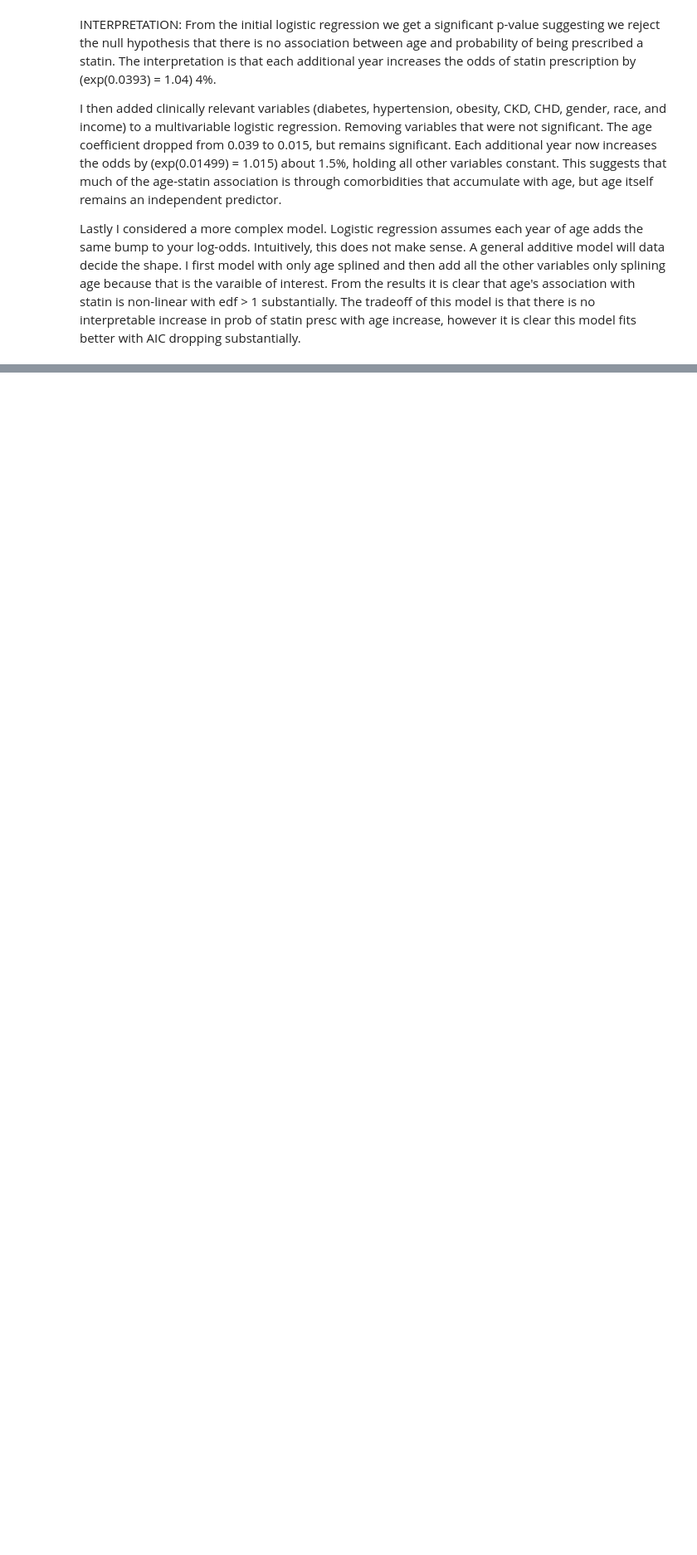
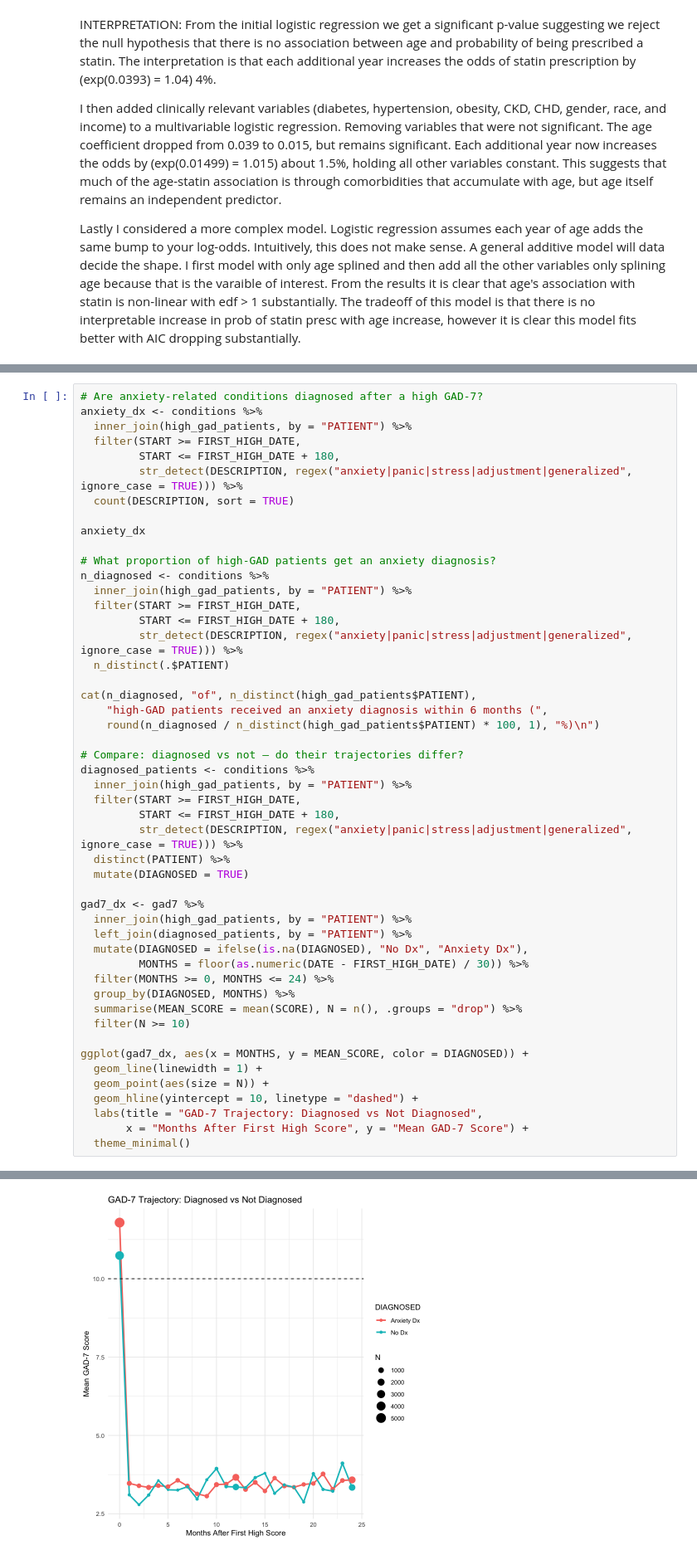
Before and after one commit to czhang2884/abfm-skills-assessment, a Jupyter notebook: skills_assessment_notebook.ipynb, the cells around one changed output, grey strips where cells are left out. Shown at 83% size. Drawn from its saved outputs; the diff is of its cells as text; blank space fills up the shorter version.

```diff
--- a/skills_assessment_notebook.ipynb
+++ b/skills_assessment_notebook.ipynb
@@ -831,0 +896,50 @@ INTERPRETATION:
+# %%
+# Are anxiety-related conditions diagnosed after a high GAD-7?
+anxiety_dx <- conditions %>%
+  inner_join(high_gad_patients, by = "PATIENT") %>%
+  filter(START >= FIRST_HIGH_DATE,
+         START <= FIRST_HIGH_DATE + 180,
+         str_detect(DESCRIPTION, regex("anxiety|panic|stress|adjustment|generalized", ignore_case = TRUE))) %>%
+  count(DESCRIPTION, sort = TRUE)
+
+anxiety_dx
+
+# What proportion of high-GAD patients get an anxiety diagnosis?
+n_diagnosed <- conditions %>%
+  inner_join(high_gad_patients, by = "PATIENT") %>%
+  filter(START >= FIRST_HIGH_DATE,
+         START <= FIRST_HIGH_DATE + 180,
+         str_detect(DESCRIPTION, regex("anxiety|panic|stress|adjustment|generalized", ignore_case = TRUE))) %>%
+  n_distinct(.$PATIENT)
+
+cat(n_diagnosed, "of", n_distinct(high_gad_patients$PATIENT),
+    "high-GAD patients received an anxiety diagnosis within 6 months (",
+    round(n_diagnosed / n_distinct(high_gad_patients$PATIENT) * 100, 1), "%)\n")
+
+# Compare: diagnosed vs not — do their trajectories differ?
+diagnosed_patients <- conditions %>%
+  inner_join(high_gad_patients, by = "PATIENT") %>%
+  filter(START >= FIRST_HIGH_DATE,
+         START <= FIRST_HIGH_DATE + 180,
+         str_detect(DESCRIPTION, regex("anxiety|panic|stress|adjustment|generalized", ignore_case = TRUE))) %>%
+  distinct(PATIENT) %>%
+  mutate(DIAGNOSED = TRUE)
+
+gad7_dx <- gad7 %>%
+  inner_join(high_gad_patients, by = "PATIENT") %>%
+  left_join(diagnosed_patients, by = "PATIENT") %>%
+  mutate(DIAGNOSED = ifelse(is.na(DIAGNOSED), "No Dx", "Anxiety Dx"),
+         MONTHS = floor(as.numeric(DATE - FIRST_HIGH_DATE) / 30)) %>%
+  filter(MONTHS >= 0, MONTHS <= 24) %>%
+  group_by(DIAGNOSED, MONTHS) %>%
+  summarise(MEAN_SCORE = mean(SCORE), N = n(), .groups = "drop") %>%
+  filter(N >= 10)
+
+ggplot(gad7_dx, aes(x = MONTHS, y = MEAN_SCORE, color = DIAGNOSED)) +
+  geom_line(linewidth = 1) +
+  geom_point(aes(size = N)) +
+  geom_hline(yintercept = 10, linetype = "dashed") +
+  labs(title = "GAD-7 Trajectory: Diagnosed vs Not Diagnosed",
+       x = "Months After First High Score", y = "Mean GAD-7 Score") +
+  theme_minimal()
+# %% [output]
@@ -831,0 +983 @@ INTERPRETATION:
+[figure, added]
```
Also changed, not shown: parts of 24 cells of this notebook.
